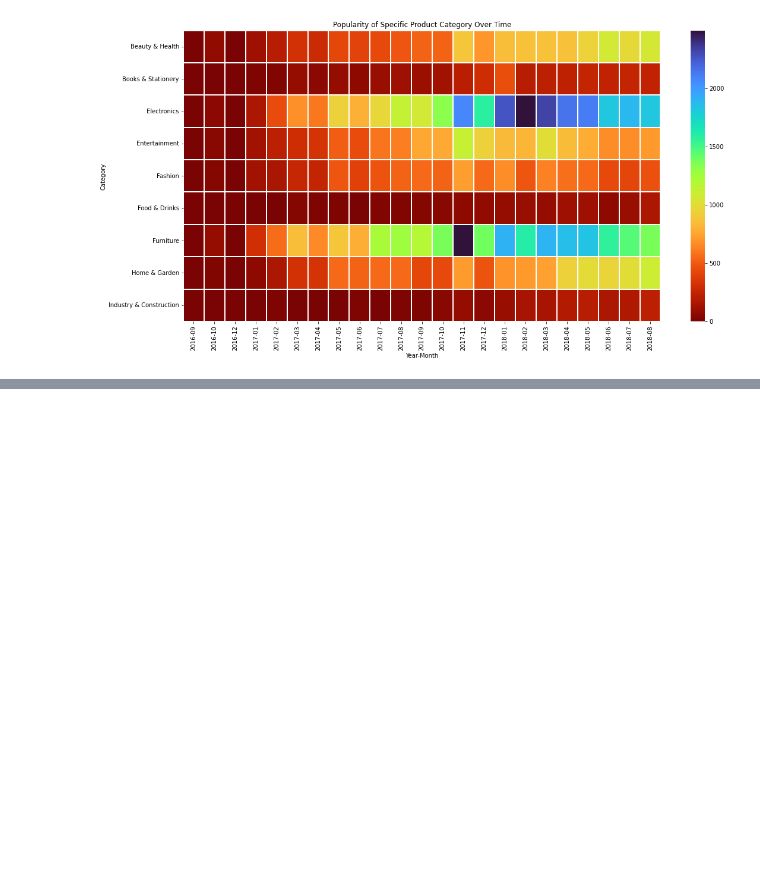
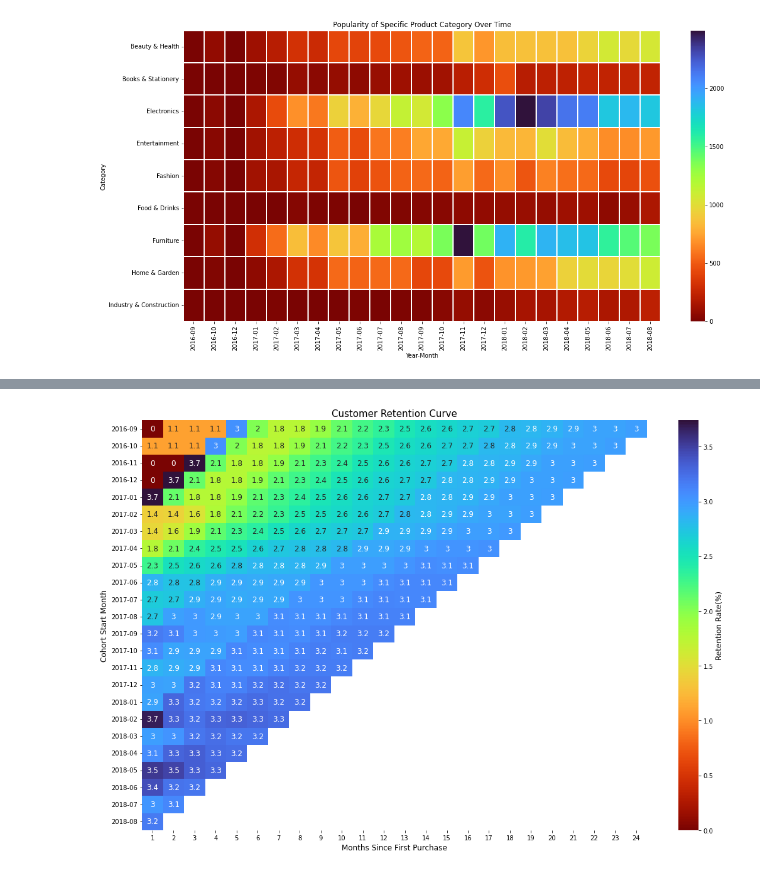
Before and after one commit to yjia28tan/Big-Data-Programming-Project, a Jupyter notebook: Code&Dataset/cleaned dataset/Sales Trends.ipynb, the cells around one changed output, grey strips where cells are left out. Drawn from its saved outputs; the diff is of its cells as text; code cells hidden in the pictures; blank space fills up the shorter version.

```diff
--- a/Code&Dataset/cleaned dataset/Sales Trends.ipynb
+++ b/Code&Dataset/cleaned dataset/Sales Trends.ipynb
@@ -305,0 +518,18 @@ plt.show()
+# %%
+# New data to be added
+new_data = {
+    'order_purchase_timestamp': ['2016-12'],
+    'total_customers': [1],
+    'total_new_customers': [1],
+    'number_retained': [0]
+}
+
+# Convert the new data to a DataFrame
+new_row = pd.DataFrame(new_data)
+
+# Specify the position where you want to insert the new row
+position = 3
+
+# Insert the new row at the specified position
+customer_number = pd.concat([customer_number.iloc[:position], new_row, customer_number.iloc[position:]]).reset_index(drop=True)
+customer_number
@@ -305,0 +646,4 @@ plt.show()
+# %%
+cohort_df['total_customers_cumsum'] = total_customers_cumsum_array
+cohort_df['number_retained_cumsum'] = number_retained_cumsum_array
+cohort_df
@@ -305,0 +664,5 @@ plt.show()
+# %%
+# Calculate retention rate
+cohort_df['retention_rate'] = (cohort_df['number_retained_cumsum'] / cohort_df['total_customers_cumsum']) * 100
+cohort_df['retention_rate'] = cohort_df['retention_rate'].round(2)
+cohort_df
@@ -305,0 +683,6 @@ plt.show()
+# %%
+cohort_counts = cohort_df.pivot(index='order_purchase_timestamp',
+                                 columns ='cohort_index',
+                                 values = 'retention_rate')
+cohort_counts.iat[2, 0] = float(0.0)
+cohort_counts
@@ -305,0 +709,12 @@ plt.show()
+# %%
+# Plot the retention curve
+plt.figure(figsize=(18, 12))
+plt.title('Customer Retention Curve', fontsize=15)
+heatmap = sns.heatmap(cohort_counts, annot=True, cmap='turbo_r', cbar_kws={'label': 'Retention Rate(%)'}, annot_kws={'size': 12})
+# Adjust the font size of the color bar label
+heatmap.figure.axes[-1].yaxis.label.set_size(12)
+plt.xlabel('Months Since First Purchase', fontsize=12)
+plt.ylabel('Cohort Start Month', fontsize=12)
+plt.show()
+# %% [output]
+[figure, added]
```
Also changed, not shown: parts of 51 cells of this notebook, 1 other file.
